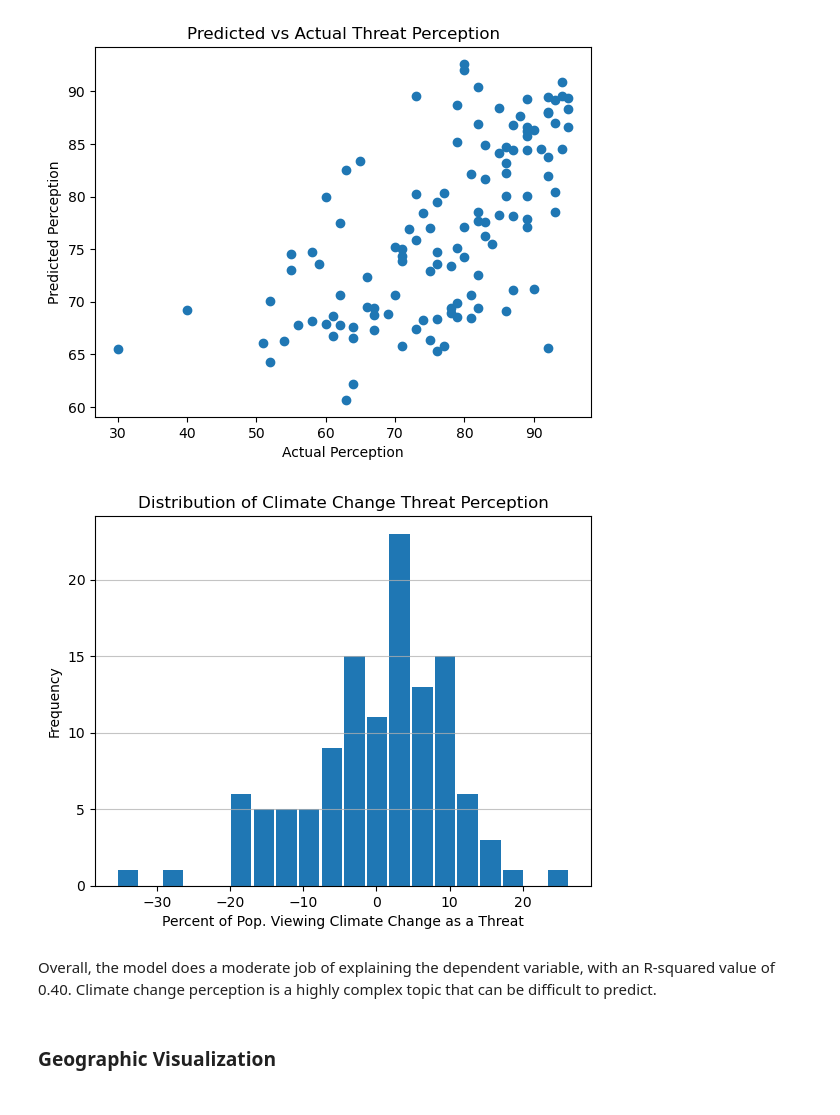
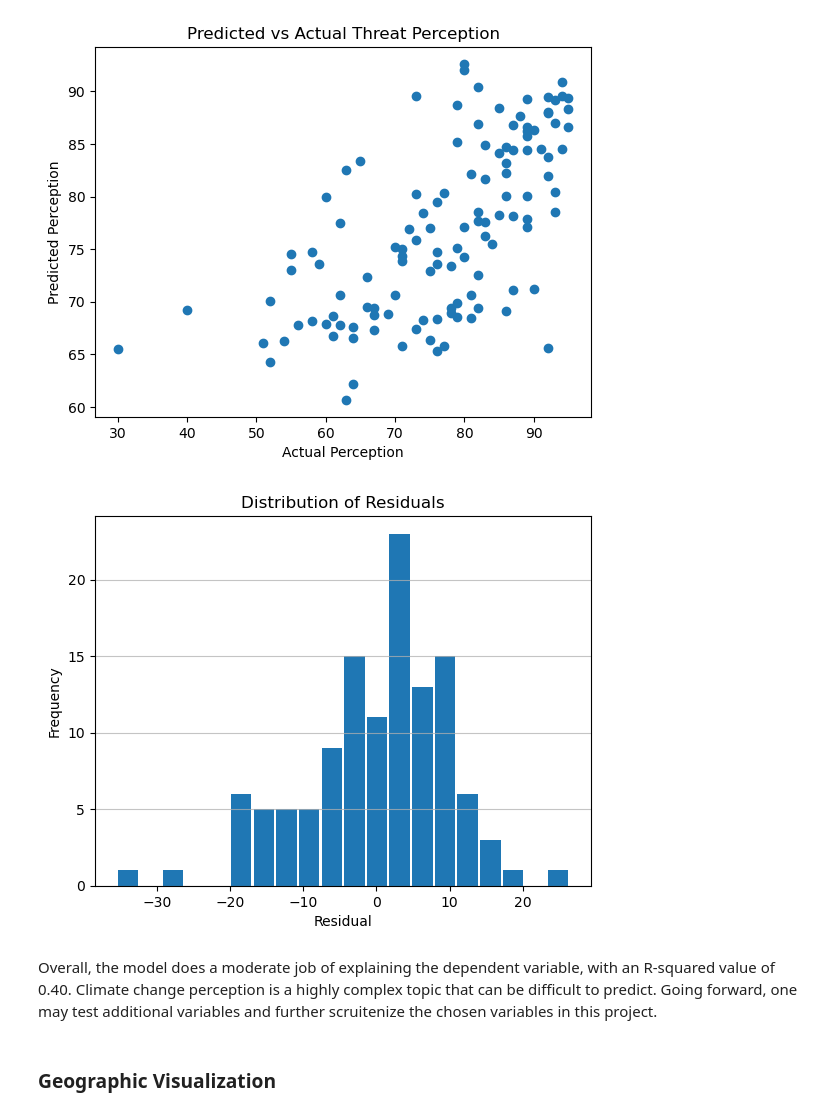
Before and after one commit to seshafi/Climate-Change-Perception, a Jupyter notebook: Climate Change Perception.ipynb, the cells around one changed output. Drawn from its saved outputs; the diff is of its cells as text; code cells hidden in the pictures.

```diff
--- a/Climate Change Perception.ipynb
+++ b/Climate Change Perception.ipynb
@@ -182,14 +182,14 @@ plt.title("Predicted vs Actual Threat Perception", loc='center', size=12);
 # %%
 residuals = Y - y_pred
 residuals.plot.hist(bins=20, rwidth=0.9)
-plt.title('Distribution of Climate Change Threat Perception')
-plt.xlabel('Percent of Pop. Viewing Climate Change as a Threat')
+plt.title('Distribution of Residuals')
+plt.xlabel('Residual')
 plt.ylabel('Frequency')
 plt.grid(axis='y', alpha=0.75)
 # %% [output]
-[figure, old version]
+[figure, new version]
 # %% [markdown]
-Overall, the model does a moderate job of explaining the dependent variable, with an R-squared value of 0.40. Climate change perception is a highly complex topic that can be difficult to predict.
+Overall, the model does a moderate job of explaining the dependent variable, with an R-squared value of 0.40. Climate change perception is a highly complex topic that can be difficult to predict. Going forward, one may test additional variables and further scruitenize the chosen variables in this project.
 # %% [markdown]
 ### Geographic Visualization
 # %%
```
Also changed, not shown: parts of 1 cell of this notebook, 1 other file.
